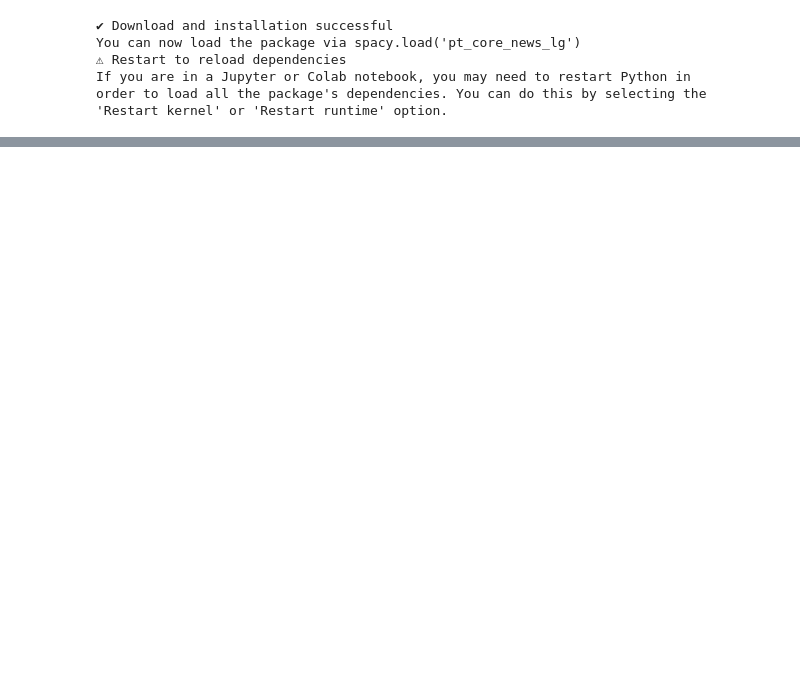
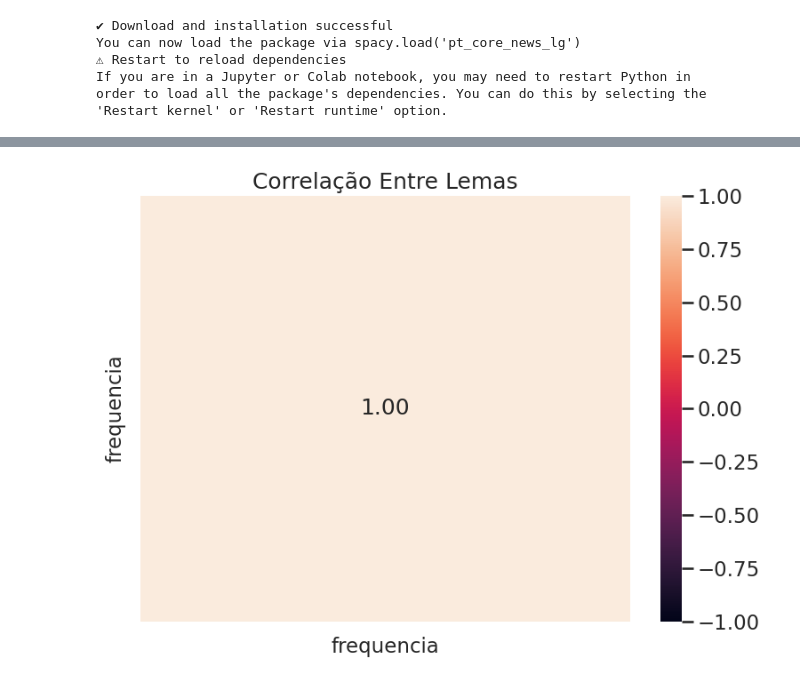
Before and after one commit to jhlopesalves/eda_humanidades, a Jupyter notebook: encontro_1/enc_1.ipynb, the cells around one changed output, grey strips where cells are left out. Saved outputs shown, nothing was run; the diff lists cells and outputs as text; code cells hidden in the pictures; blank space fills up the shorter version.

```diff
--- a/encontro_1/enc_1.ipynb
+++ b/encontro_1/enc_1.ipynb
@@ -94,0 +185,12 @@ memorias_postumas_doc = nlp()
+# %%
+# (We exclude punctuation and spaces to make the data cleaner, but you can remove the if statement if you want them)
+pos_tags = [t.pos_ for t in memorias_postumas_doc if t.pos_ not in ["PUNCT", "SPACE"]]
+
+# 2. Count the frequencies of each tag
+pos_counts = Counter(pos_tags).most_common()
+
+# 3. Create the DataFrame
+df_pos = pd.DataFrame(pos_counts, columns=["pos_tag", "frequencia"])
+
+# Display the top rows
+df_pos.head(10)
@@ -94,0 +209,19 @@ memorias_postumas_doc = nlp()
+# %%
+corr_matrix = df_pos.select_dtypes(include="number").corr(method="pearson")
+
+fig, ax = plt.subplots(figsize=(8, 6))
+
+sns.heatmap(
+    data=corr_matrix,
+    vmin=-1,
+    vmax=1,
+    cbar="coolwarm",
+    fmt=".2f",
+    annot=True,
+    ax=ax
+)
+ax.set_title("Correlação Entre Lemas")
+plt.tight_layout()
+plt.show()
+# %% [output]
+[figure, added]
```
Also changed, not shown: parts of 11 cells of this notebook, 1 other file.
